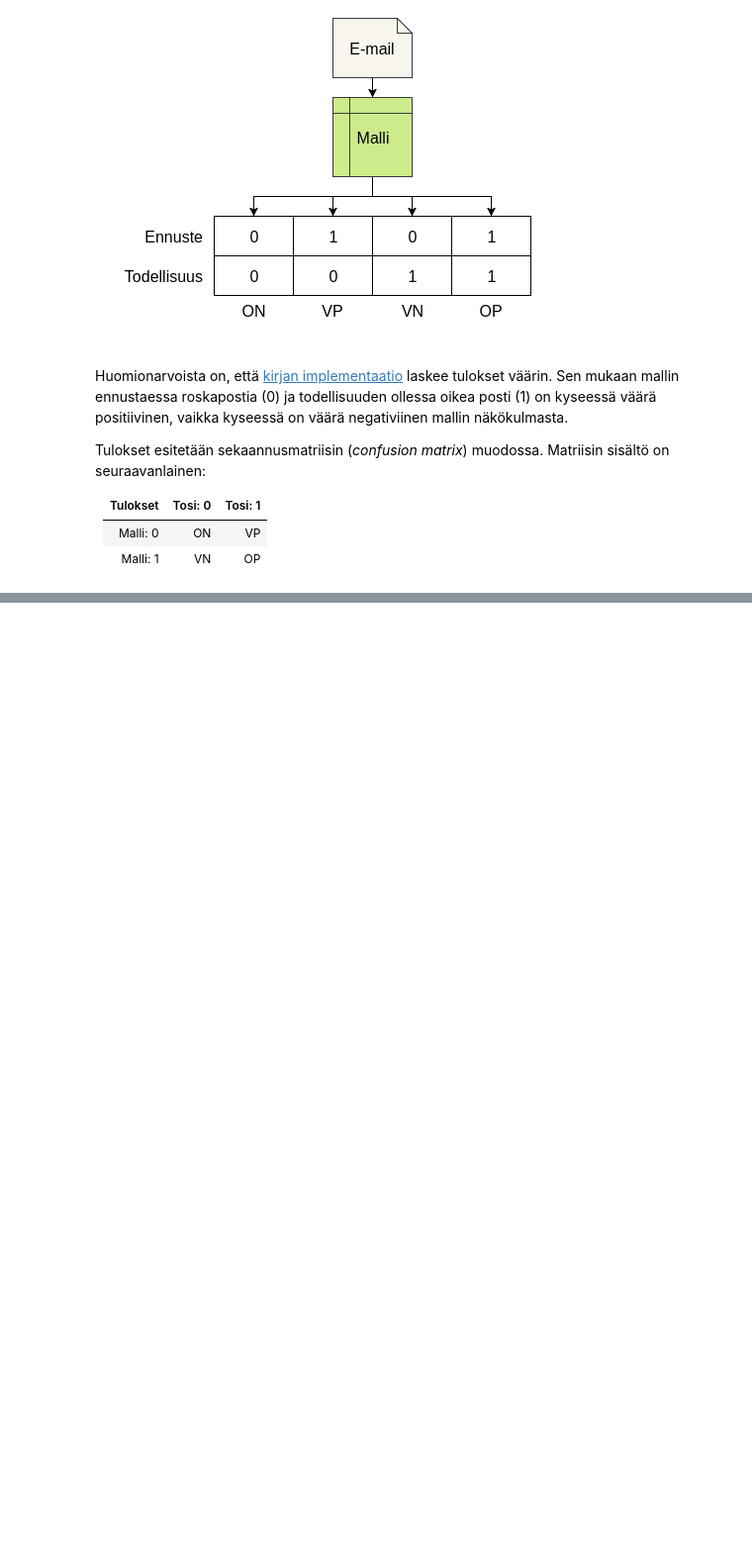
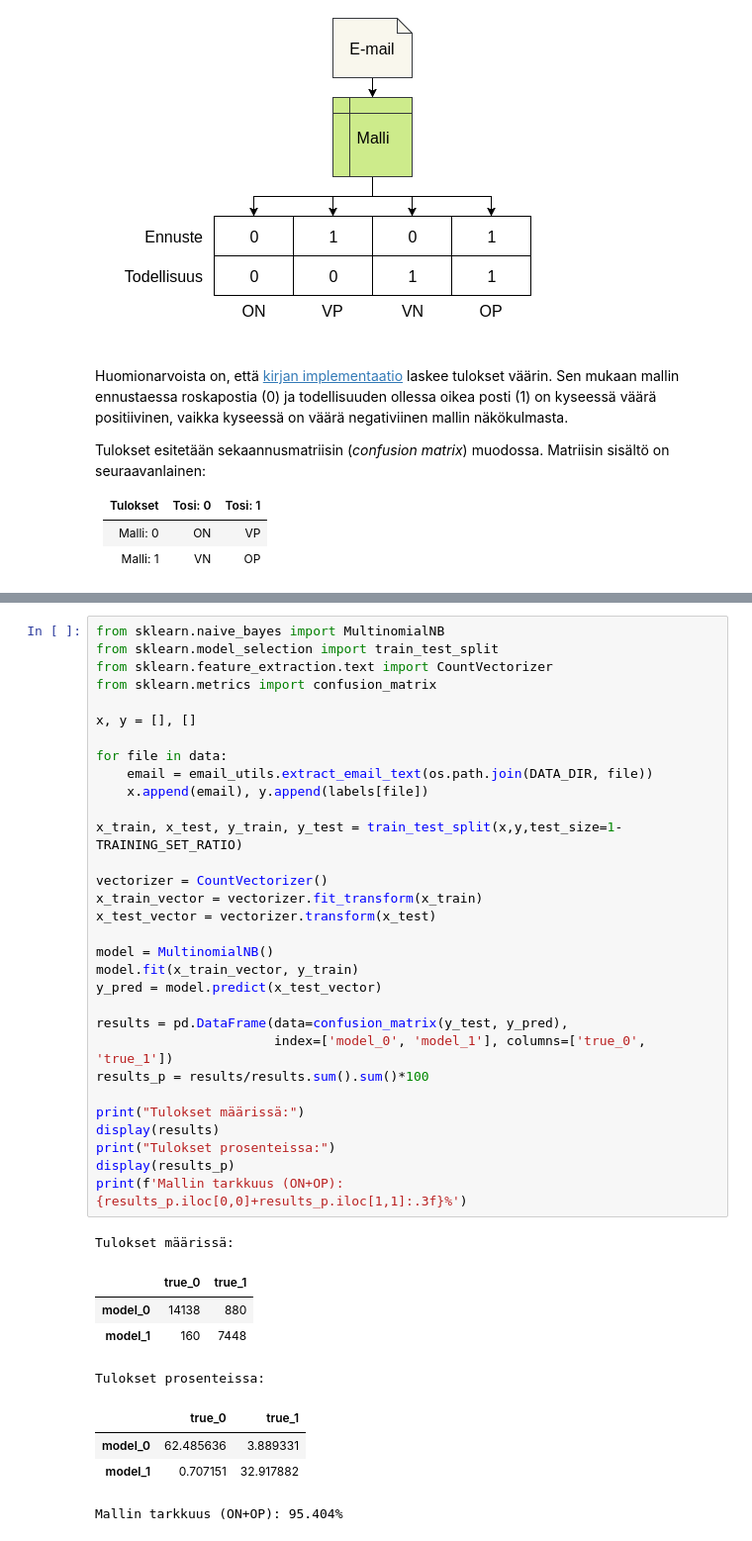
Before and after one commit to karmus89/machine-learning-and-security, a Jupyter notebook: notebooks/01. Why Machine Learning and Security.ipynb, the cells around one changed output, grey strips where cells are left out. Shown at 99% size. Cells and saved outputs as stored; diff of their text form; blank space fills up the shorter version.

```diff
--- a/notebooks/01. Why Machine Learning and Security.ipynb
+++ b/notebooks/01. Why Machine Learning and Security.ipynb
@@ -169,0 +260,41 @@ Mallin tarkkuus (ON+OP): 67.678%
+# %%
+from sklearn.naive_bayes import MultinomialNB
+from sklearn.model_selection import train_test_split
+from sklearn.feature_extraction.text import CountVectorizer
+from sklearn.metrics import confusion_matrix
+
+x, y = [], []
+
+for file in data:
+    email = email_utils.extract_email_text(os.path.join(DATA_DIR, file))
+    x.append(email), y.append(labels[file])
+
+x_train, x_test, y_train, y_test = train_test_split(x,y,test_size=1-TRAINING_SET_RATIO)
+
+vectorizer = CountVectorizer()
+x_train_vector = vectorizer.fit_transform(x_train)
+x_test_vector = vectorizer.transform(x_test)
+
+model = MultinomialNB()
+model.fit(x_train_vector, y_train)
+y_pred = model.predict(x_test_vector)
+
+results = pd.DataFrame(data=confusion_matrix(y_test, y_pred),
+                       index=['model_0', 'model_1'], columns=['true_0', 'true_1'])
+results_p = results/results.sum().sum()*100
+
+print("Tulokset määrissä:")
+display(results)
+print("Tulokset prosenteissa:")
+display(results_p)
+print(f'Mallin tarkkuus (ON+OP): {results_p.iloc[0,0]+results_p.iloc[1,1]:.3f}%')
+# %% [output]
+Tulokset määrissä:
+|  | true_0 | true_1 |
+| model_0 | 14138 | 880 |
+| model_1 | 160 | 7448 |
+Tulokset prosenteissa:
+|  | true_0 | true_1 |
+| model_0 | 62.485636 | 3.889331 |
+| model_1 | 0.707151 | 32.917882 |
+Mallin tarkkuus (ON+OP): 95.404%
```
Also changed, not shown: parts of 17 cells of this notebook.
